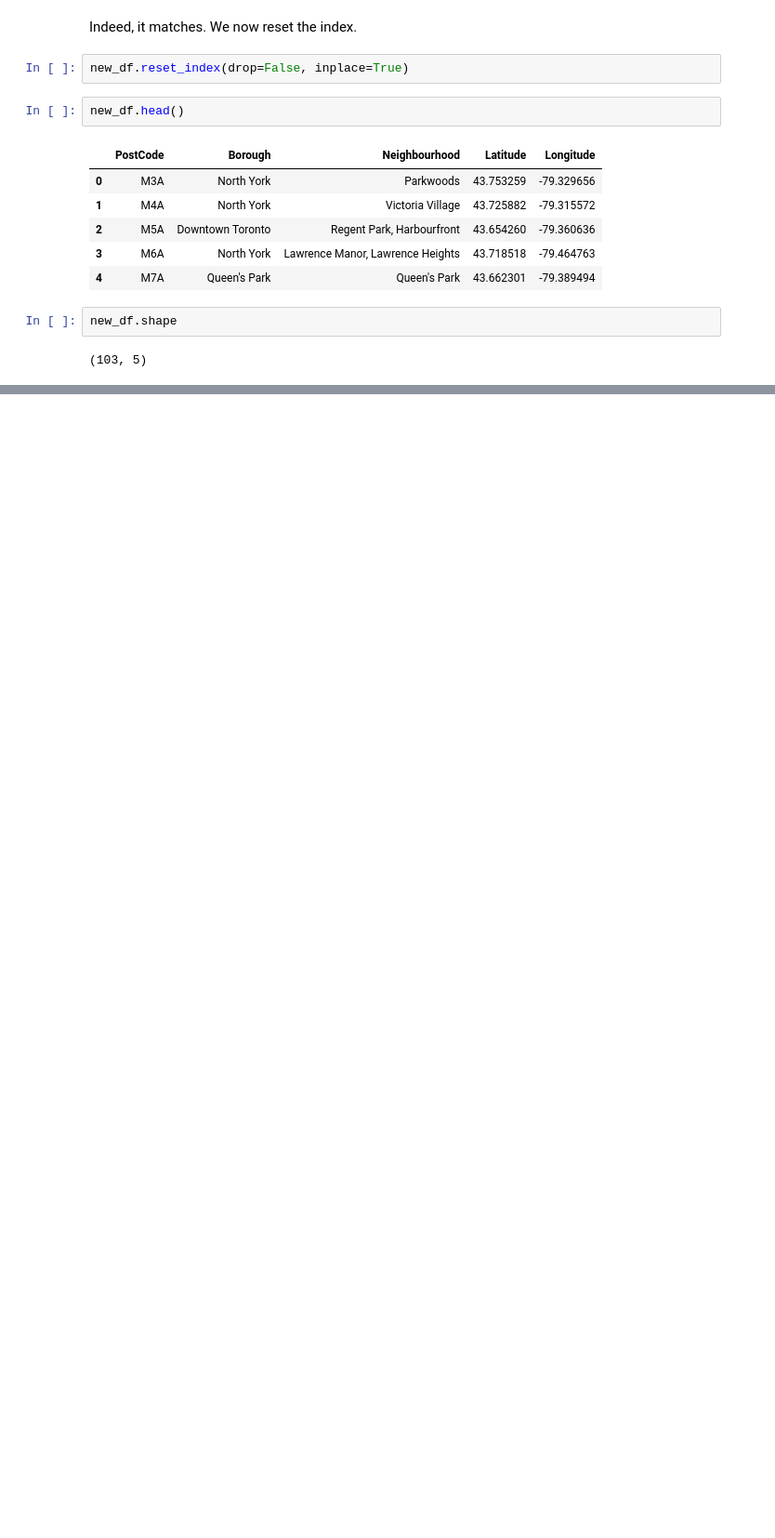
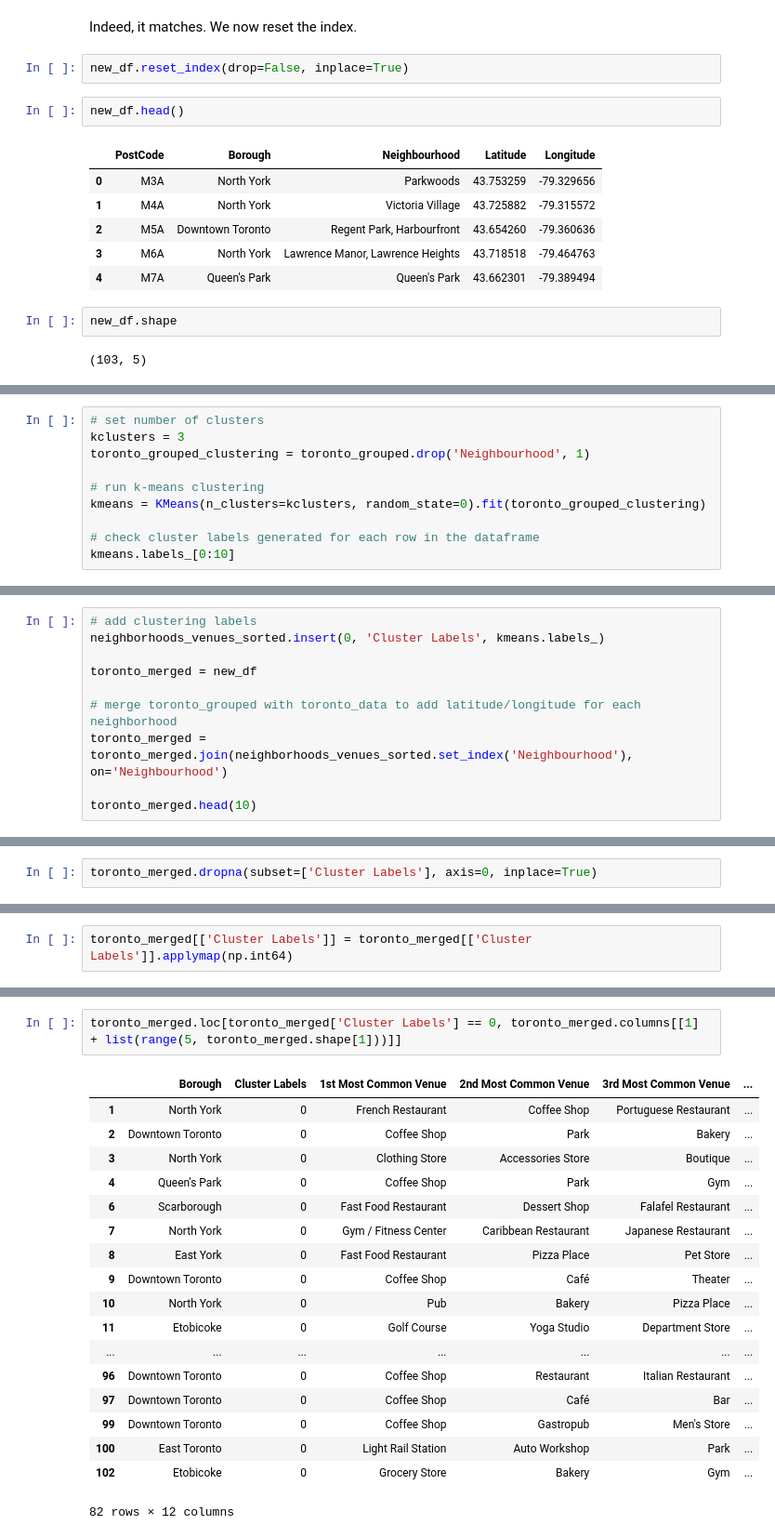
Before and after one commit to FabienNugier/Coursera_Capstone, a Jupyter notebook: Week3-assignment-Toronto-I.ipynb, the cells around one changed output, grey strips where cells are left out. Shown: that part at 93% size. Cells and saved outputs as stored; diff of their text form; blank space fills up the shorter version.

```diff
--- a/Week3-assignment-Toronto-I.ipynb
+++ b/Week3-assignment-Toronto-I.ipynb
@@ -352,0 +637,10 @@ new_df.shape
+# %%
+# set number of clusters
+kclusters = 3
+toronto_grouped_clustering = toronto_grouped.drop('Neighbourhood', 1)
+
+# run k-means clustering
+kmeans = KMeans(n_clusters=kclusters, random_state=0).fit(toronto_grouped_clustering)
+
+# check cluster labels generated for each row in the dataframe
+kmeans.labels_[0:10]
@@ -352,0 +651,10 @@ new_df.shape
+# %%
+# add clustering labels
+neighborhoods_venues_sorted.insert(0, 'Cluster Labels', kmeans.labels_)
+
+toronto_merged = new_df
+
+# merge toronto_grouped with toronto_data to add latitude/longitude for each neighborhood
+toronto_merged = toronto_merged.join(neighborhoods_venues_sorted.set_index('Neighbourhood'), on='Neighbourhood')
+
+toronto_merged.head(10)
@@ -352,0 +685,2 @@ new_df.shape
+# %%
+toronto_merged.dropna(subset=['Cluster Labels'], axis=0, inplace=True)
@@ -352,0 +707,2 @@ new_df.shape
+# %%
+toronto_merged[['Cluster Labels']] = toronto_merged[['Cluster Labels']].applymap(np.int64)
@@ -352,0 +755,21 @@ new_df.shape
+# %%
+toronto_merged.loc[toronto_merged['Cluster Labels'] == 0, toronto_merged.columns[[1] + list(range(5, toronto_merged.shape[1]))]]
+# %% [output]
+|  | Borough | Cluster Labels | 1st Most Common Venue | 2nd Most Common Venue | 3rd Most Common Venue | ... |
+| 1 | North York | 0 | French Restaurant | Coffee Shop | Portuguese Restaurant | ... |
+| 2 | Downtown Toronto | 0 | Coffee Shop | Park | Bakery | ... |
+| 3 | North York | 0 | Clothing Store | Accessories Store | Boutique | ... |
+| 4 | Queen's Park | 0 | Coffee Shop | Park | Gym | ... |
+| 6 | Scarborough | 0 | Fast Food Restaurant | Dessert Shop | Falafel Restaurant | ... |
+| 7 | North York | 0 | Gym / Fitness Center | Caribbean Restaurant | Japanese Restaurant | ... |
+| 8 | East York | 0 | Fast Food Restaurant | Pizza Place | Pet Store | ... |
+| 9 | Downtown Toronto | 0 | Coffee Shop | Café | Theater | ... |
+| 10 | North York | 0 | Pub | Bakery | Pizza Place | ... |
+| 11 | Etobicoke | 0 | Golf Course | Yoga Studio | Department Store | ... |
+| ... | ... | ... | ... | ... | ... | ... |
+| 96 | Downtown Toronto | 0 | Coffee Shop | Restaurant | Italian Restaurant | ... |
+| 97 | Downtown Toronto | 0 | Coffee Shop | Café | Bar | ... |
+| 99 | Downtown Toronto | 0 | Coffee Shop | Gastropub | Men's Store | ... |
+| 100 | East Toronto | 0 | Light Rail Station | Auto Workshop | Park | ... |
+| 102 | Etobicoke | 0 | Grocery Store | Bakery | Gym | ... |
+82 rows × 12 columns
```
Also changed, not shown: parts of 50 cells of this notebook.
